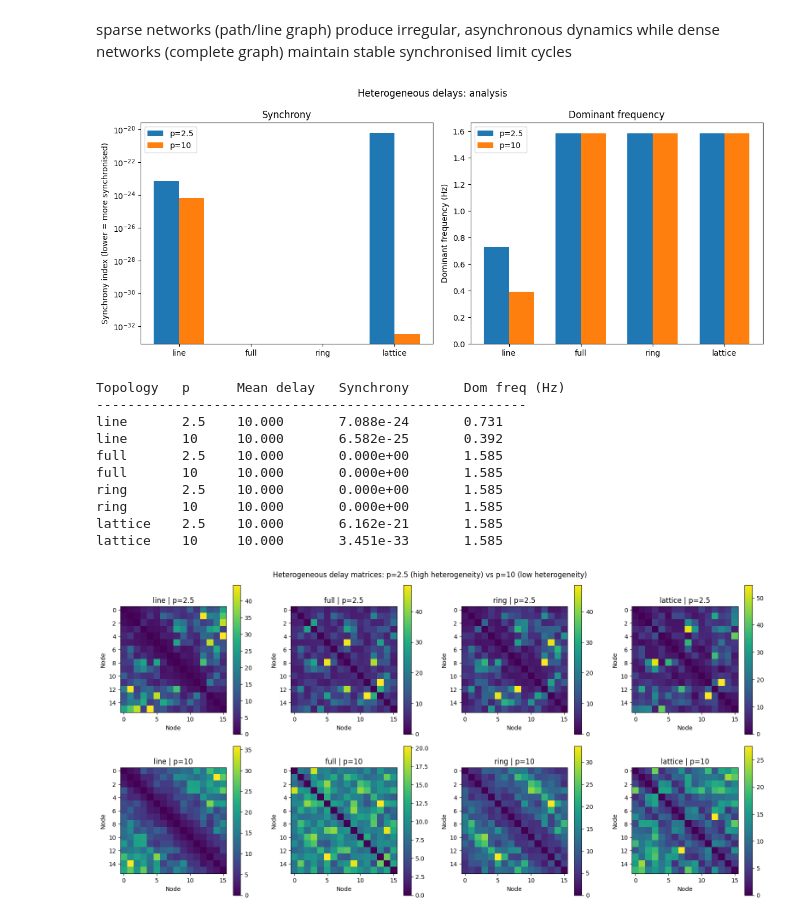
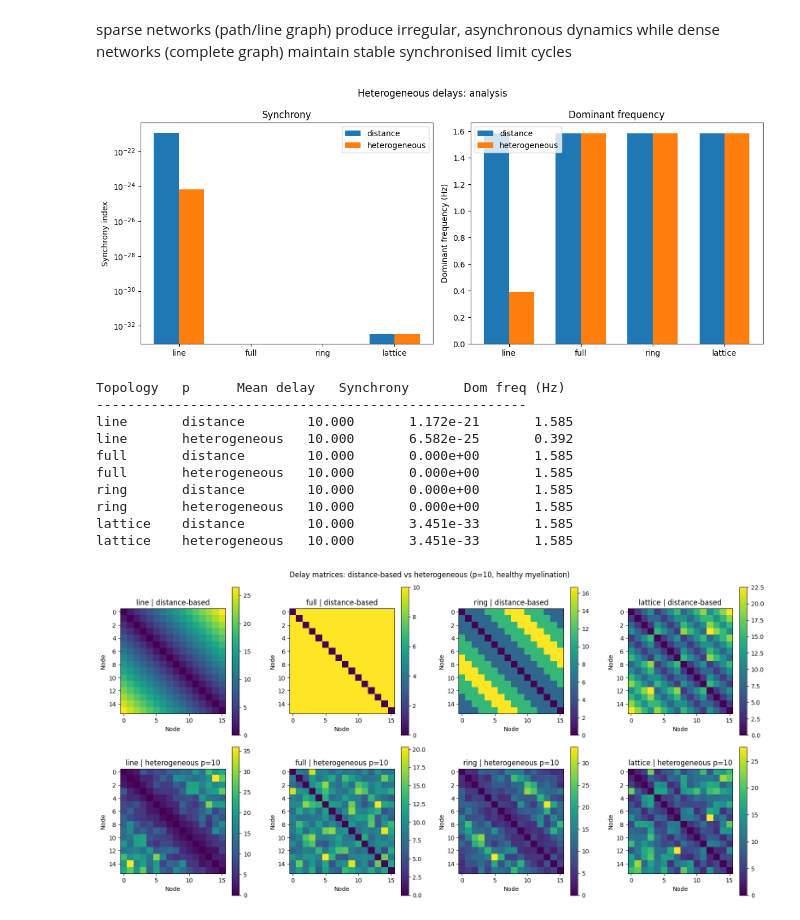
Before and after one commit to lldvdll/WilsonCowanMetapopulations, a Jupyter notebook: experiments/heterogenous_delays.ipynb, the cells around one changed output. Saved outputs shown, nothing was run; the diff lists cells and outputs as text; code cells hidden in the pictures.

```diff
--- a/experiments/heterogenous_delays.ipynb
+++ b/experiments/heterogenous_delays.ipynb
@@ -44,11 +47,11 @@ def mean_delay(delay_matrix):
 # %%
 results = {}
 for topology in TOPOLOGIES:
-    for p in SHAPE_PARAMS:
-        print(f"Running {topology}, p={p}...")
-        m = run(topology, p)
+    for condition in CONDITIONS:
+        print(f"Running {topology}, {condition}...")
+        m = run(topology, condition)
         D = m.model.params['rho']
-        results[(topology, p)] = {
+        results[(topology, condition)] = {
             'time': m.model.time_array,
             'trajectories': m.model.trajectories,
             'mean_delay': mean_delay(D),
@@ -199,15 +202,15 @@ fig.suptitle("Heterogeneous delays: analysis")
 x = np.arange(len(TOPOLOGIES))
 width = 0.35
 
-for k, p in enumerate(SHAPE_PARAMS):
-    sync = [results[(t, p)]['synchrony'] for t in TOPOLOGIES]
-    freq = [results[(t, p)]['dom_freq'] for t in TOPOLOGIES]
-    axes[0].bar(x + k*width, sync, width, label=f"p={p}")
-    axes[1].bar(x + k*width, freq, width, label=f"p={p}")
+for k, condition in enumerate(CONDITIONS):
+    sync = [results[(t, condition)]['synchrony'] for t in TOPOLOGIES]
+    freq = [results[(t, condition)]['dom_freq'] for t in TOPOLOGIES]
+    axes[0].bar(x + k*width, sync, width, label=f"{condition}")
+    axes[1].bar(x + k*width, freq, width, label=f"{condition}")
 
 axes[0].set_xticks(x + width/2)
 axes[0].set_xticklabels(TOPOLOGIES)
-axes[0].set_ylabel("Synchrony index (lower = more synchronised)")
+axes[0].set_ylabel("Synchrony index")
 axes[0].set_title("Synchrony")
 axes[0].set_yscale('log')
 axes[0].legend()
@@ -219,56 +222,56 @@ axes[1].set_title("Dominant frequency")
 axes[1].legend()
 
 plt.tight_layout()
-plt.savefig("kavya_figures/heterogeneous_delays_analysis.png", dpi=150)
+plt.savefig("kavya_figures/heterogeneous_delays_analysis.png", dpi=800)
 plt.show()
 # %% [output]
-[figure, old version]
+[figure, new version]
 # %%
 print(f"{'Topology':<10} {'p':<6} {'Mean delay':<12} {'Synchrony':<15} {'Dom freq (Hz)':<10}")
 print("-" * 55)
 for topology in TOPOLOGIES:
-    for p in SHAPE_PARAMS:
-        r = results[(topology, p)]
-        print(f"{topology:<10} {p:<6} {r['mean_delay']:<12.3f} {r['synchrony']:<15.3e} {r['dom_freq']:<10.3f}")
+    for condition in CONDITIONS:
+        r = results[(topology, condition)]
+        print(f"{topology:<10} {condition:<15} {r['mean_delay']:<12.3f} {r['synchrony']:<15.3e} {r['dom_freq']:<10.3f}")
 # %% [output]
 Topology   p      Mean delay   Synchrony       Dom freq (Hz)
 -------------------------------------------------------
-line       2.5    10.000       7.088e-24       0.731
-line       10     10.000       6.582e-25       0.392
-full       2.5    10.000       0.000e+00       1.585
-full       10     10.000       0.000e+00       1.585
-ring       2.5    10.000       0.000e+00       1.585
-ring       10     10.000       0.000e+00       1.585
-lattice    2.5    10.000       6.162e-21       1.585
-lattice    10     10.000       3.451e-33       1.585
+line       distance        10.000       1.172e-21       1.585
+line       heterogeneous   10.000       6.582e-25       0.392
+full       distance        10.000       0.000e+00       1.585
+full       heterogeneous   10.000       0.000e+00       1.585
+ring       distance        10.000       0.000e+00       1.585
+ring       heterogeneous   10.000       0.000e+00       1.585
+lattice    distance        10.000       3.451e-33       1.585
+lattice    heterogeneous   10.000       3.451e-33       1.585
 # %%
 fig, axes = plt.subplots(2, len(TOPOLOGIES), figsize=(16, 8))
-fig.suptitle("Heterogeneous delay matrices: p=2.5 (high heterogeneity) vs p=10 (low heterogeneity)")
+fig.suptitle("Delay matrices: distance-based vs heterogeneous (p=10, healthy myelination)")
 
 for i, topology in enumerate(TOPOLOGIES):
     m_temp = Metapopulation()
     m_temp.load_config(CONFIG)
     m_temp.create_network(params={'topology': topology})
 
-    D_low_p = heterogeneous_delay_matrix(m_temp.network, vm=6.0, p=2.5, target_mean_rho=10.0, seed=42)
-    D_high_p = heterogeneous_delay_matrix(m_temp.network, vm=6.0, p=10, target_mean_rho=10.0, seed=42)
+    D_distance = distance_delay_matrix(m_temp.network, v=1, target_mean_rho=10.0)
+    D_hetero = heterogeneous_delay_matrix(m_temp.network, vm=6.0, p=10, target_mean_rho=10.0, seed=42)
 
-    im0 = axes[0, i].imshow(D_low_p, cmap='viridis')
-    axes[0, i].set_title(f"{topology} | p=2.5")
+    im0 = axes[0, i].imshow(D_distance, cmap='viridis')
+    axes[0, i].set_title(f"{topology} | distance-based")
     axes[0, i].set_xlabel("Node")
     axes[0, i].set_ylabel("Node")
     plt.colorbar(im0, ax=axes[0, i])
 
-    im1 = axes[1, i].imshow(D_high_p, cmap='viridis')
-    axes[1, i].set_title(f"{topology} | p=10")
+    im1 = axes[1, i].imshow(D_hetero, cmap='viridis')
+    axes[1, i].set_title(f"{topology} | heterogeneous p=10")
     axes[1, i].set_xlabel("Node")
     axes[1, i].set_ylabel("Node")
     plt.colorbar(im1, ax=axes[1, i])
 
 plt.tight_layout()
-plt.savefig("kavya_figures/heterogeneous_delay_matrices.png", dpi=150)
+plt.savefig("kavya_figures/heterogeneous_delay_matrices.png", dpi=800)
 plt.show()
 # %% [output]
-[figure, old version]
+[figure, new version]
 # %%
 fig, axes = plt.subplots(2, len(TOPOLOGIES), figsize=(16, 8))
```
Also changed, not shown: parts of 12 cells of this notebook, 32 other files.
